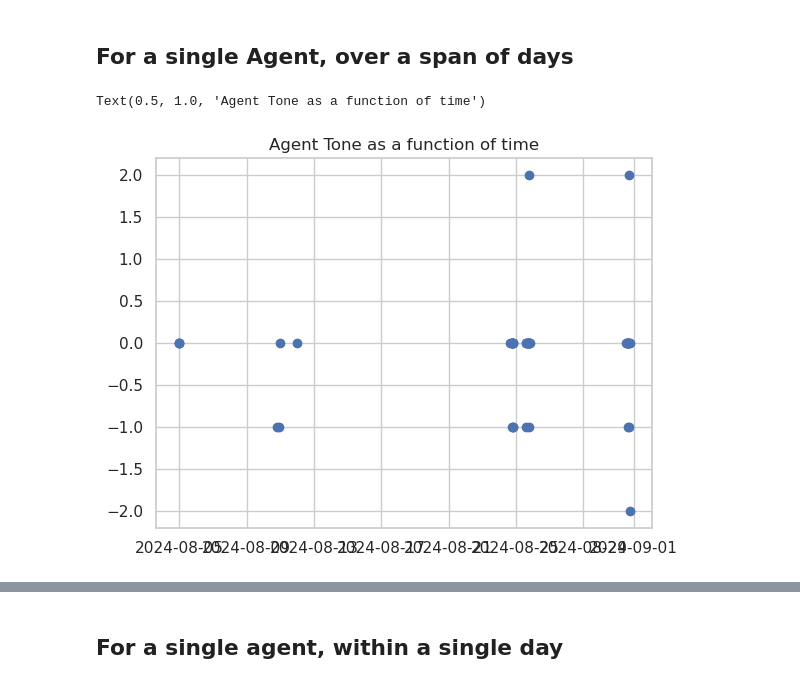
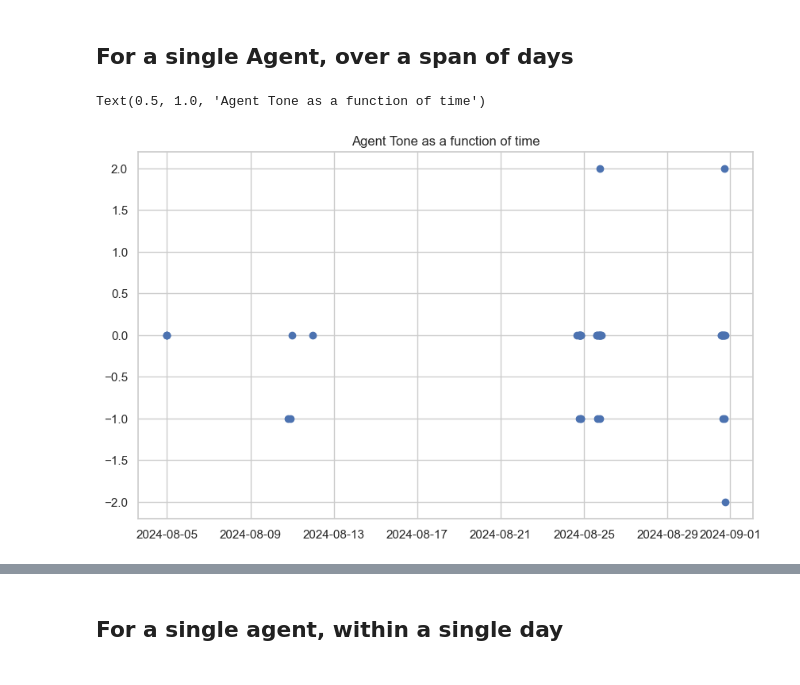
Before and after one commit to silverstone-git/skyhack2, a Jupyter notebook: agent_tone_analysis.ipynb, the cells around one changed output, grey strips where cells are left out. Drawn from its saved outputs; the diff is of its cells as text; code cells hidden in the pictures.

```diff
--- a/agent_tone_analysis.ipynb
+++ b/agent_tone_analysis.ipynb
@@ -67,8 +61,9 @@ plt.show()
 # %%
 agent_ramesh = df[df['agent_id'] == 992521]
 # %%
+plt.figure(figsize=(10, 6))
 plt.scatter(agent_ramesh['agent_assigned_datetime'], agent_ramesh['agent_tone'])
 plt.title("Agent Tone as a function of time")
 # %% [output]
 Text(0.5, 1.0, 'Agent Tone as a function of time')
-[figure, old version]
+[figure, new version]
```
Also changed, not shown: parts of 20 cells of this notebook, 6 other files.
